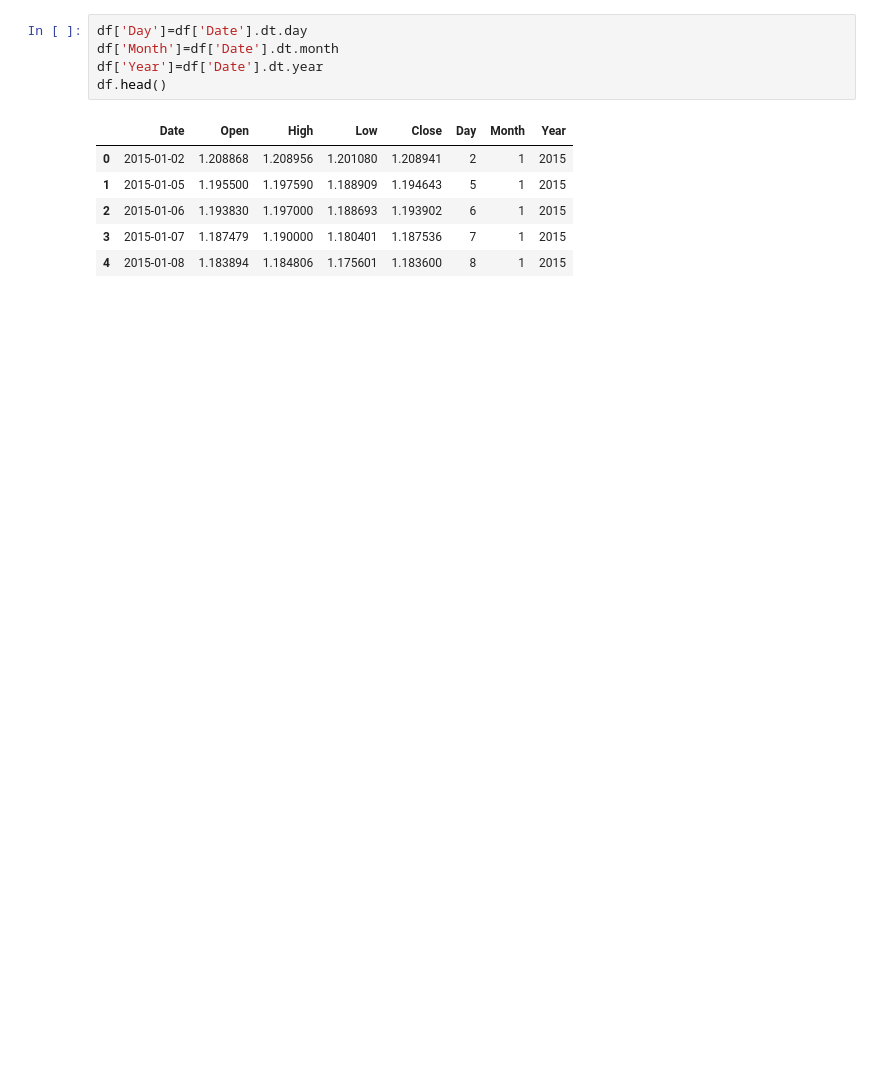
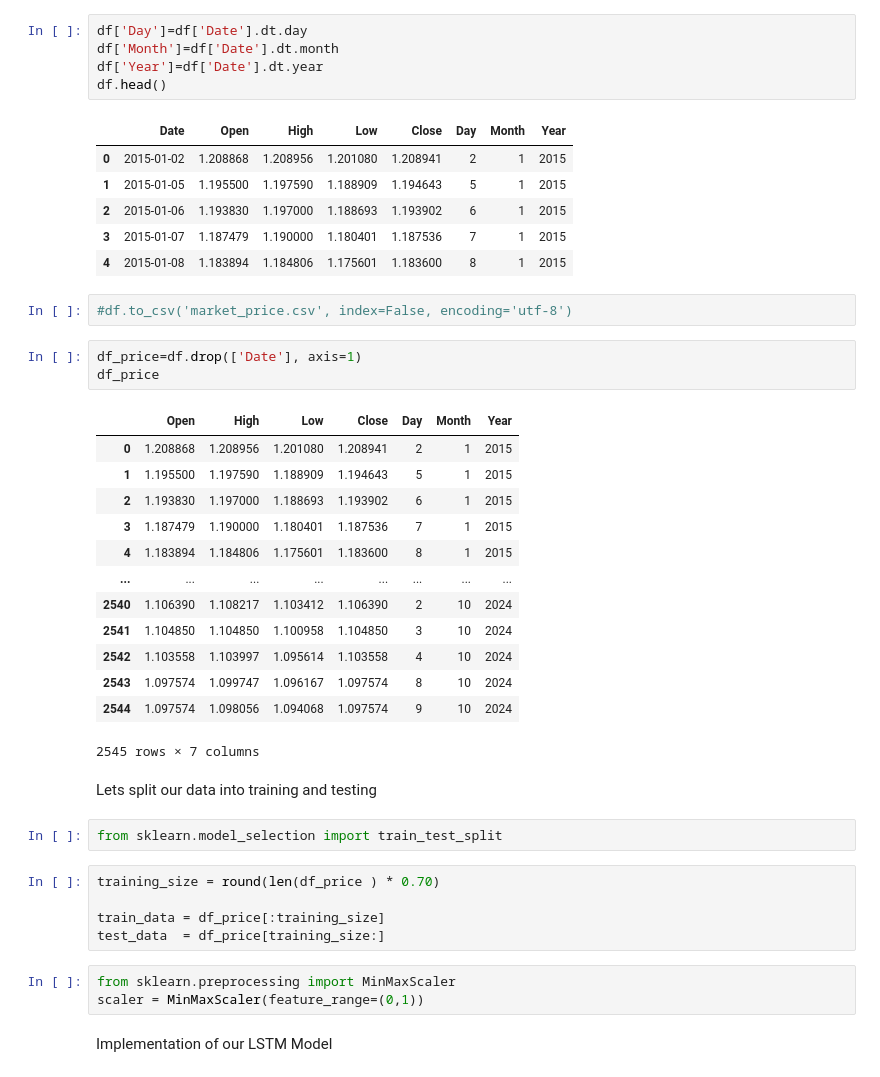
Before and after one commit to stealth44/market_automation, a Jupyter notebook: market_automate.ipynb, the cells around one changed output. Drawn from its saved outputs; the diff is of its cells as text; blank space fills up the shorter version.

```diff
--- a/market_automate.ipynb
+++ b/market_automate.ipynb
@@ -76,3 +100,36 @@ df.head()
 | 2 | 2015-01-06 | 1.193830 | 1.197000 | 1.188693 | 1.193902 | 6 | 1 | 2015 |
 | 3 | 2015-01-07 | 1.187479 | 1.190000 | 1.180401 | 1.187536 | 7 | 1 | 2015 |
 | 4 | 2015-01-08 | 1.183894 | 1.184806 | 1.175601 | 1.183600 | 8 | 1 | 2015 |
+# %%
+#df.to_csv('market_price.csv', index=False, encoding='utf-8')
+# %%
+df_price=df.drop(['Date'], axis=1)
+df_price
+# %% [output]
+|  | Open | High | Low | Close | Day | Month | Year |
+| 0 | 1.208868 | 1.208956 | 1.201080 | 1.208941 | 2 | 1 | 2015 |
+| 1 | 1.195500 | 1.197590 | 1.188909 | 1.194643 | 5 | 1 | 2015 |
+| 2 | 1.193830 | 1.197000 | 1.188693 | 1.193902 | 6 | 1 | 2015 |
+| 3 | 1.187479 | 1.190000 | 1.180401 | 1.187536 | 7 | 1 | 2015 |
+| 4 | 1.183894 | 1.184806 | 1.175601 | 1.183600 | 8 | 1 | 2015 |
+| ... | ... | ... | ... | ... | ... | ... | ... |
+| 2540 | 1.106390 | 1.108217 | 1.103412 | 1.106390 | 2 | 10 | 2024 |
+| 2541 | 1.104850 | 1.104850 | 1.100958 | 1.104850 | 3 | 10 | 2024 |
+| 2542 | 1.103558 | 1.103997 | 1.095614 | 1.103558 | 4 | 10 | 2024 |
+| 2543 | 1.097574 | 1.099747 | 1.096167 | 1.097574 | 8 | 10 | 2024 |
+| 2544 | 1.097574 | 1.098056 | 1.094068 | 1.097574 | 9 | 10 | 2024 |
+2545 rows × 7 columns
+# %% [markdown]
+Lets split our data into training and testing
+# %%
+from sklearn.model_selection import train_test_split
+# %%
+training_size = round(len(df_price ) * 0.70)
+
+train_data = df_price[:training_size]
+test_data  = df_price[training_size:]
+# %%
+from sklearn.preprocessing import MinMaxScaler
+scaler = MinMaxScaler(feature_range=(0,1))
+# %% [markdown]
+Implementation of our LSTM Model
```
Also changed, not shown: parts of 7 cells of this notebook, 1 other file.
